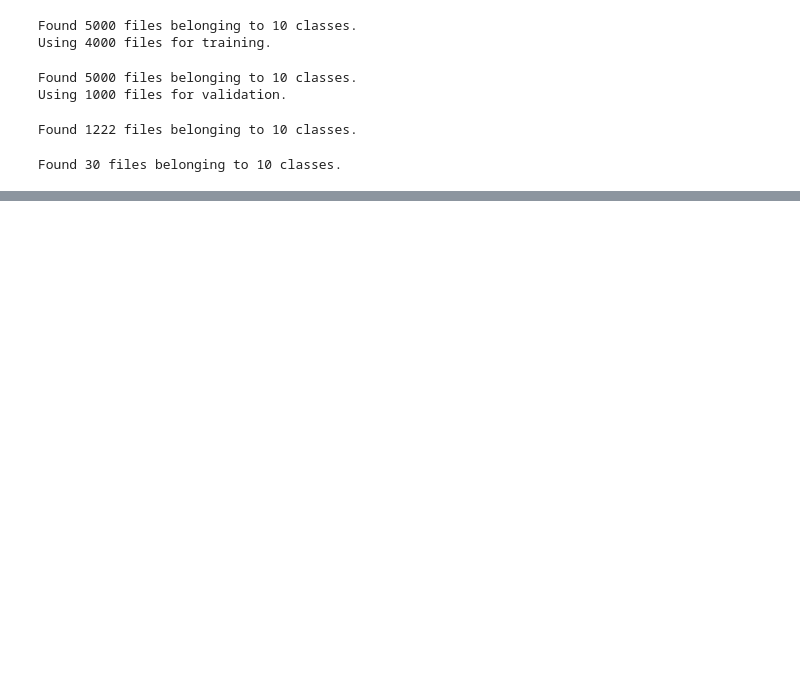
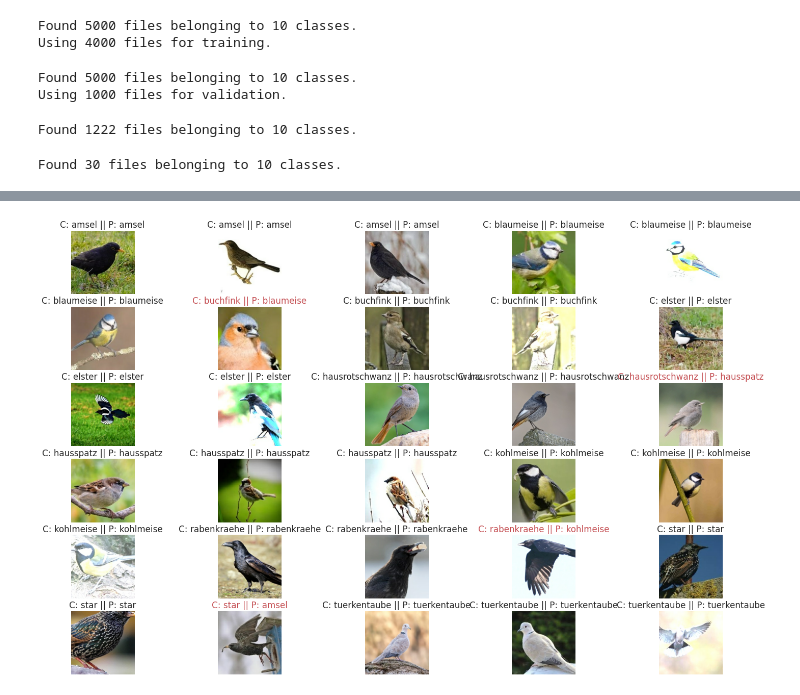
Before and after one commit to caminada87/CommonSwissBirds, a Jupyter notebook: 08_custom_CNN/custom_CNN.ipynb, the cells around one changed output, grey strips where cells are left out. Drawn from its saved outputs; the diff is of its cells as text; code cells hidden in the pictures; blank space fills up the shorter version.

Commit message:
reran all notebooks, recreated all models, cleanup, more info in readme

```diff
--- a/08_custom_CNN/custom_CNN.ipynb
+++ b/08_custom_CNN/custom_CNN.ipynb
@@ -84,10 +85,10 @@ showcase_ds = tf.keras.preprocessing.image_dataset_from_directory(
     './02_data/99_dataset_preparation/showcase_images',
     labels='inferred',
     label_mode='categorical',
-    class_names=class_names,
+    class_names=['amsel', 'blaumeise', 'buchfink', 'elster', 'hausrotschwanz', 'hausspatz', 'kohlmeise', 'rabenkraehe', 'star', 'tuerkentaube'],
     color_mode='rgb',
-    batch_size=32,
     shuffle=False,
+    batch_size=30,
     image_size=(224, 224),
 )
 # %% [output]
@@ -128,13 +129,17 @@ def createModel():
     cam_model.add(tf.keras.layers.Conv2D(512, 3, name='block5_conv3', activation="relu", padding="same"))
     cam_model.add(tf.keras.layers.MaxPooling2D(strides=(2,2), name='block5_pool'))
 
-    cam_model.add(tf.keras.layers.GlobalAveragePooling2D(name='global_average_pooling2d'))
-    cam_model.add(tf.keras.layers.Dense(1024, name='dense_2', activation="relu"))
-    cam_model.add(tf.keras.layers.Dense(num_classes, name='dense_3', activation="softmax"))
+    cam_model.add(tf.keras.layers.Flatten(name='flatten'))
+    cam_model.add(tf.keras.layers.Dense(4096, name='dense_1', activation="relu"))
+    cam_model.add(tf.keras.layers.Dense(4096, name='dense_2', activation="relu"))
+    cam_model.add(tf.keras.layers.Dense(num_classes, name='output', activation="softmax"))
 
-    cam_model.compile(
-        optimizer='adam',
-        loss=tf.keras.losses.CategoricalCrossentropy(from_logits=False),
-        metrics=['accuracy'])
+
+    opt = SGD(learning_rate=1e-3, momentum=0.9)
+
+    cam_model.compile(loss=tf.keras.losses.CategoricalCrossentropy(from_logits=False),
+                  optimizer=opt,
+                  metrics=['accuracy'])
+
     return cam_model
 model = createModel()
@@ -222,3 +261,5 @@ utils.plot_sns_confusion_matrix(confusion_matrix, class_names)
 # %%
 %matplotlib inline
-utils.plot_showcase(showcase_ds, class_names, showcase_predictions)
+utils.plot_showcase_categorical(showcase_ds, class_names, showcase_predictions)
+# %% [output]
+[figure, added]
```
Also changed, not shown: parts of 16 cells of this notebook, 10 other files.
